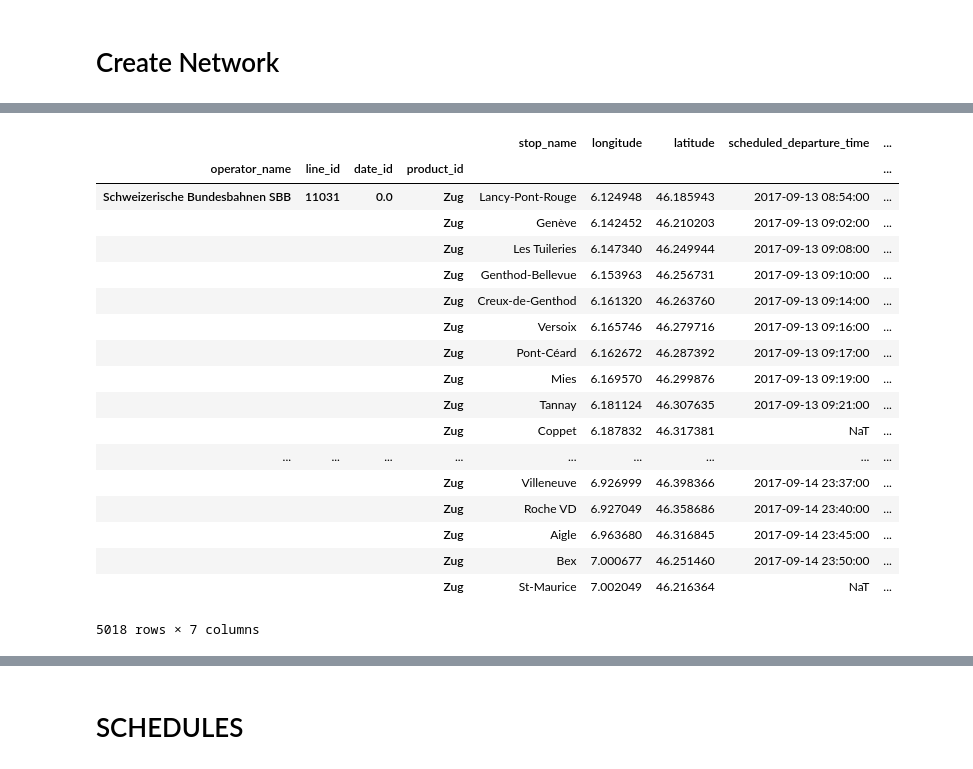
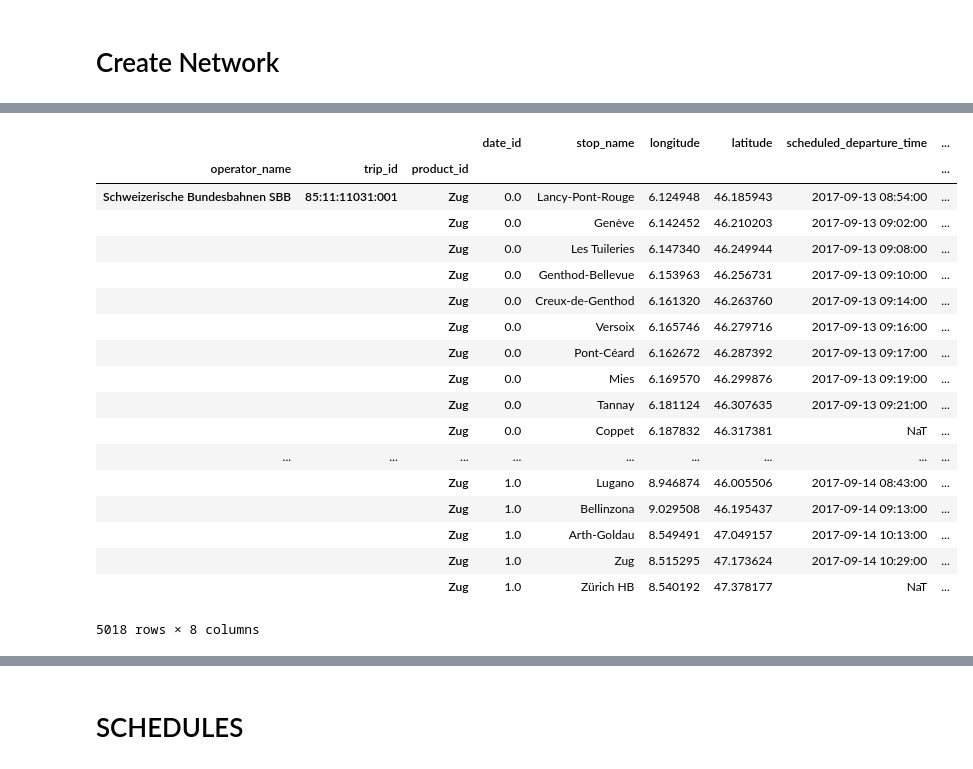
Before and after one commit to mbanga9/DataScience_Labs, a Jupyter notebook: Final-Project-2.ipynb, the cells around one changed output, grey strips where cells are left out. Saved outputs shown, nothing was run; the diff lists cells and outputs as text; code cells hidden in the pictures.

```diff
--- a/Final-Project-2.ipynb
+++ b/Final-Project-2.ipynb
@@ -196,37 +194,0 @@ for id_ in df['trip_id'].unique()[400:600]:
-# %%
-info_trips = pd.DataFrame()
-visu_trips = pd.DataFrame()
-
-# id_ = df['trip_id'].unique()[555]
-for id_ in df['trip_id'].unique()[400:600]:
-    temp = df.loc[df['trip_id'] == id_]
-    # We consider trips having at least 2 stops
-    if len(temp) > 1:
-        # For a given trip id sort arrival times at the stops
-        temp = temp.sort_values(by=['line_id', 'scheduled_arrival_time'], axis='index', ascending=True, inplace=False, na_position='first')
-        # Select only relevant columns in the dataframe
-        temp = temp[['operator_name', 'product_id', 'line_id', 'scheduled_departure_time', 'actual_departure_time',
-                     'scheduled_arrival_time', 'actual_arrival_time', 'stop_name', 'longitude', 'latitude']]
-        # Concatenate the result into a final DataFrame
-        info_trips = pd.concat([info_trips, temp], axis=0, levels=['line_id', 'product_id'], ignore_index=False)
-
-        # Create a visualization DataFrame showing bus stops,
-        # departure time and arrival time for each trip id
-        visu = temp.copy()
-        visu['stop_list'] = ' | '.join(visu['stop_name'])
-        # Departure time at the start of the trip
-        visu['scheduled_terminus_departure_time'] = visu['scheduled_departure_time'].iloc[0]
-        # Actual departure time at the start of the trip
-        visu['actual_terminus_departure_time'] = visu['actual_departure_time'].iloc[0]
-        # Arrival time at the end of the trip
-        visu['scheduled_terminus_arrival_time'] = visu['scheduled_arrival_time'].iloc[len(visu)-1]
-        # Actual arrival time at the end of the trip
-        visu['actual_terminus_arrival_time'] = visu['actual_arrival_time'].iloc[len(visu)-1]
-
-        #visu = visu.reset_index(['operator_name', 'product_id', 'line_id'])
-        # Select only relevant columns in the dataframe
-        visu = visu[['operator_name', 'product_id', 'line_id', 'stop_list', 'scheduled_terminus_departure_time',
-                     'scheduled_terminus_arrival_time', 'actual_terminus_departure_time',
-                     'actual_terminus_arrival_time']].iloc[:1]
-        # Concatenate the result into a final DataFrame
-        visu_trips = pd.concat([visu_trips, visu], axis=0, ignore_index=False)
@@ -233,28 +204,27 @@ for id_ in df['trip_id'].unique()[400:600]:
 # %%
-# Add date_id column to better order days. (Here a day is considered to start at 2am and finish at 1.59am)
-# info_trips['date_id'] = info_trips[['scheduled_departure_time', 'scheduled_arrival_time']].apply(date_to_integer, axis=1)
-info_trips = info_trips.set_index(['operator_name', 'line_id', 'date_id', 'product_id']).sort_index(axis=0, level=['line_id'])
-info_trips = info_trips[['stop_name', 'longitude', 'latitude', 'scheduled_departure_time', 'actual_departure_time',
+info_trips = info_trips.reset_index(drop=True)
+info_trips = info_trips.set_index(['operator_name', 'trip_id', 'product_id']).sort_index(axis=0, level=['trip_id'])
+info_trips = info_trips[['date_id','stop_name', 'longitude', 'latitude', 'scheduled_departure_time', 'actual_departure_time',
                          'scheduled_arrival_time', 'actual_arrival_time']]
 info_trips
 # %% [output]
-|  |  |  |  | stop_name | longitude | latitude | scheduled_departure_time | ... |
-| operator_name | line_id | date_id | product_id |  |  |  |  | ... |
-| Schweizerische Bundesbahnen SBB | 11031 | 0.0 | Zug | Lancy-Pont-Rouge | 6.124948 | 46.185943 | 2017-09-13 08:54:00 | ... |
-|  |  |  | Zug | Genève | 6.142452 | 46.210203 | 2017-09-13 09:02:00 | ... |
-|  |  |  | Zug | Les Tuileries | 6.147340 | 46.249944 | 2017-09-13 09:08:00 | ... |
-|  |  |  | Zug | Genthod-Bellevue | 6.153963 | 46.256731 | 2017-09-13 09:10:00 | ... |
-|  |  |  | Zug | Creux-de-Genthod | 6.161320 | 46.263760 | 2017-09-13 09:14:00 | ... |
-|  |  |  | Zug | Versoix | 6.165746 | 46.279716 | 2017-09-13 09:16:00 | ... |
-|  |  |  | Zug | Pont-Céard | 6.162672 | 46.287392 | 2017-09-13 09:17:00 | ... |
-|  |  |  | Zug | Mies | 6.169570 | 46.299876 | 2017-09-13 09:19:00 | ... |
-|  |  |  | Zug | Tannay | 6.181124 | 46.307635 | 2017-09-13 09:21:00 | ... |
-|  |  |  | Zug | Coppet | 6.187832 | 46.317381 | NaT | ... |
+|  |  |  | date_id | stop_name | longitude | latitude | scheduled_departure_time | ... |
+| operator_name | trip_id | product_id |  |  |  |  |  | ... |
+| Schweizerische Bundesbahnen SBB | 85:11:11031:001 | Zug | 0.0 | Lancy-Pont-Rouge | 6.124948 | 46.185943 | 2017-09-13 08:54:00 | ... |
+|  |  | Zug | 0.0 | Genève | 6.142452 | 46.210203 | 2017-09-13 09:02:00 | ... |
+|  |  | Zug | 0.0 | Les Tuileries | 6.147340 | 46.249944 | 2017-09-13 09:08:00 | ... |
+|  |  | Zug | 0.0 | Genthod-Bellevue | 6.153963 | 46.256731 | 2017-09-13 09:10:00 | ... |
+|  |  | Zug | 0.0 | Creux-de-Genthod | 6.161320 | 46.263760 | 2017-09-13 09:14:00 | ... |
+|  |  | Zug | 0.0 | Versoix | 6.165746 | 46.279716 | 2017-09-13 09:16:00 | ... |
+|  |  | Zug | 0.0 | Pont-Céard | 6.162672 | 46.287392 | 2017-09-13 09:17:00 | ... |
+|  |  | Zug | 0.0 | Mies | 6.169570 | 46.299876 | 2017-09-13 09:19:00 | ... |
+|  |  | Zug | 0.0 | Tannay | 6.181124 | 46.307635 | 2017-09-13 09:21:00 | ... |
+|  |  | Zug | 0.0 | Coppet | 6.187832 | 46.317381 | NaT | ... |
 | ... | ... | ... | ... | ... | ... | ... | ... | ... |
-|  |  |  | Zug | Villeneuve | 6.926999 | 46.398366 | 2017-09-14 23:37:00 | ... |
-|  |  |  | Zug | Roche VD | 6.927049 | 46.358686 | 2017-09-14 23:40:00 | ... |
-|  |  |  | Zug | Aigle | 6.963680 | 46.316845 | 2017-09-14 23:45:00 | ... |
-|  |  |  | Zug | Bex | 7.000677 | 46.251460 | 2017-09-14 23:50:00 | ... |
-|  |  |  | Zug | St-Maurice | 7.002049 | 46.216364 | NaT | ... |
+|  |  | Zug | 1.0 | Lugano | 8.946874 | 46.005506 | 2017-09-14 08:43:00 | ... |
+|  |  | Zug | 1.0 | Bellinzona | 9.029508 | 46.195437 | 2017-09-14 09:13:00 | ... |
+|  |  | Zug | 1.0 | Arth-Goldau | 8.549491 | 47.049157 | 2017-09-14 10:13:00 | ... |
+|  |  | Zug | 1.0 | Zug | 8.515295 | 47.173624 | 2017-09-14 10:29:00 | ... |
+|  |  | Zug | 1.0 | Zürich HB | 8.540192 | 47.378177 | NaT | ... |
-5018 rows × 7 columns
+5018 rows × 8 columns
 # %%
```
Also changed, not shown: parts of 16 cells of this notebook.
